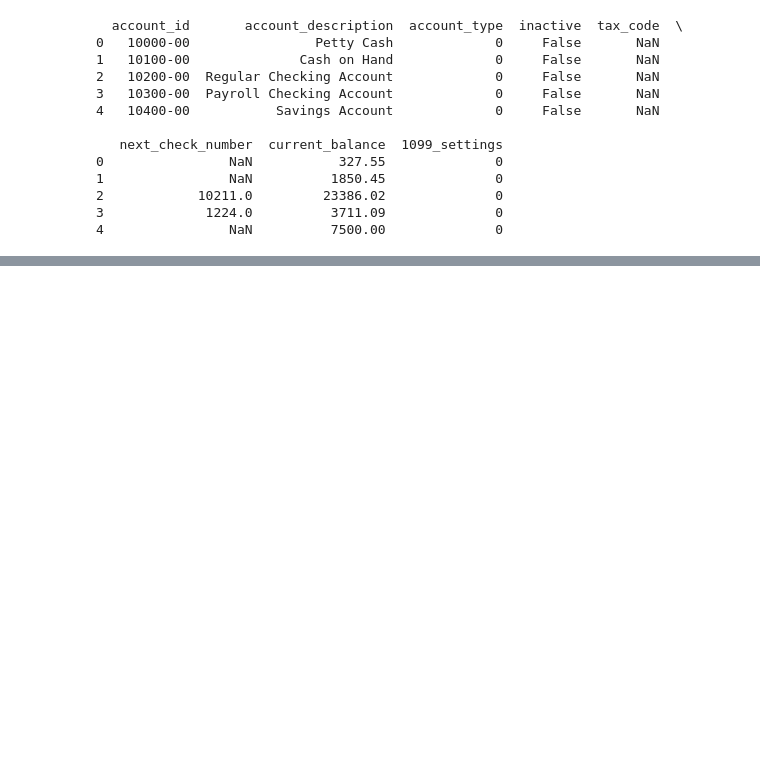
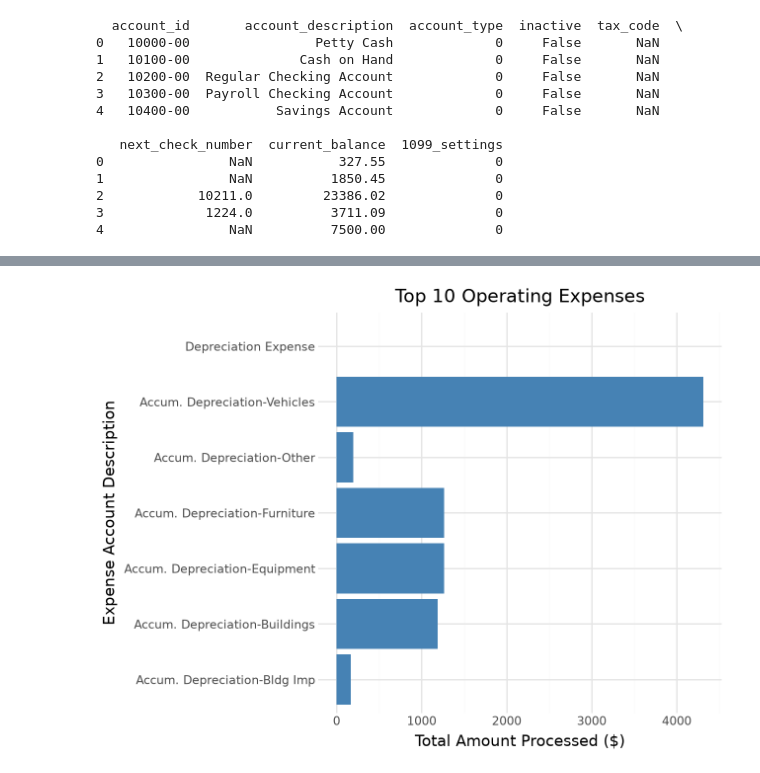
Before and after one commit to dbaugh25/etl_sage_general, a Jupyter notebook: notebooks/exploration.ipynb, the cells around one changed output, grey strips where cells are left out. Cells and saved outputs as stored; diff of their text form; code cells hidden in the pictures; blank space fills up the shorter version.

Commit message:
completed merge with general ledger, testing ggplot

```diff
--- a/notebooks/exploration.ipynb
+++ b/notebooks/exploration.ipynb
@@ -83,0 +88,3 @@ Bad pipe message: %s [b'e: https\r\nX-Original-URI: /\r\nX-Scheme: https\r\nsec-
+# %%
+df_general = pd.read_csv("../data/GENERAL.CSV")
+df_general.head()
@@ -83,0 +126,14 @@ Bad pipe message: %s [b'e: https\r\nX-Original-URI: /\r\nX-Scheme: https\r\nsec-
+# %%
+combined_df = pd.merge(
+    df_general,
+    transformed_df[['account_id', 'account_description', 'inactive', 'current_balance']],
+
+    on = 'account_id',
+    how = 'left'
+)
+
+combined_df['credit'] = combined_df['amount'].apply(lambda x: abs(x) if x < 0 else 0)
+combined_df['debit'] = combined_df['amount'].apply(lambda x: x if x > 0 else 0)
+
+print(combined_df.sort_values(by ='date')[:20])
+print(combined_df.shape)
@@ -83,0 +158,26 @@ Bad pipe message: %s [b'e: https\r\nX-Original-URI: /\r\nX-Scheme: https\r\nsec-
+# %%
+
+
+expense_summary = (combined_df[combined_df['account_description'].str.lower().str.contains('depreciation')].copy().groupby('account_description')
+                   .sum()
+                   .reset_index()
+                   .sort_values(by='debit', ascending=False)
+                   .head(10)
+)
+
+chart_expenses = (ggplot(expense_summary,
+                         aes (x = 'account_description',
+                             y = 'debit' and 'credit'))
+                             + geom_bar(stat = 'identity', fill = 'steelblue')
+                             + coord_flip()
+                             + theme_minimal()
+                             + labs(
+                                 title ='Top 10 Operating Expenses',
+                                 x = 'Expense Account Description',
+                                 y = 'Total Amount Processed ($)'
+                             )
+)
+
+chart_expenses
+# %% [output]
+[figure, added]
```
Also changed, not shown: parts of 7 cells of this notebook, 1 other file.
